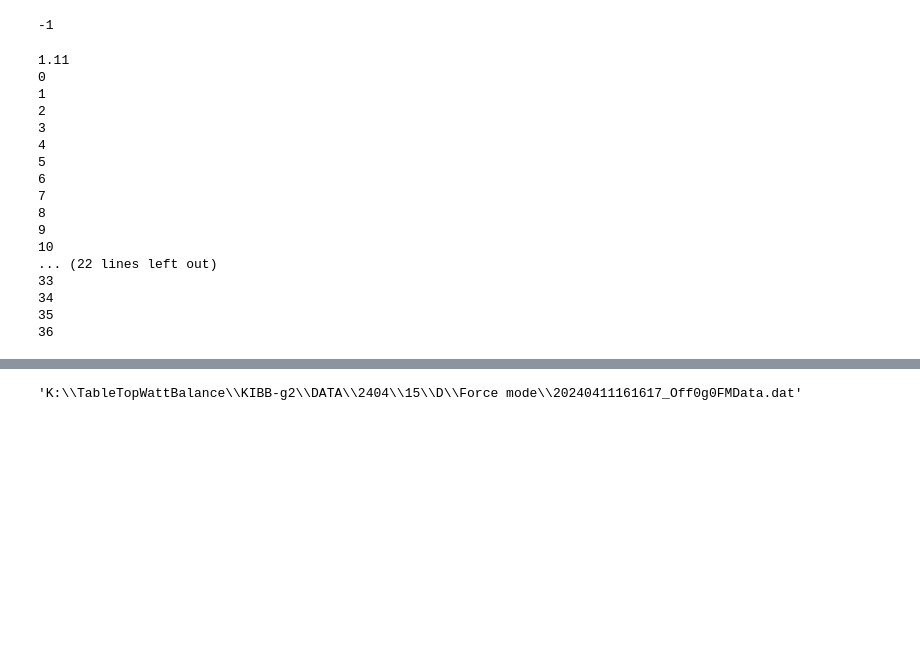
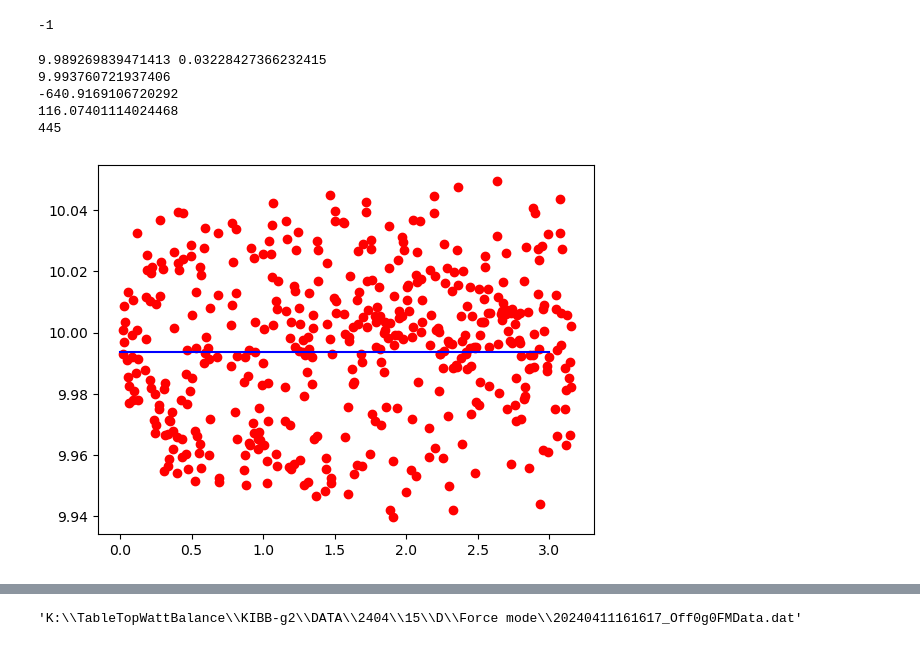
Before and after one commit to usnistgov/kibbg2, a Jupyter notebook: testbed.ipynb, the cells around one changed output, grey strips where cells are left out. Saved outputs shown, nothing was run; the diff lists cells and outputs as text; code cells hidden in the pictures; blank space fills up the shorter version.

```diff
--- a/testbed.ipynb
+++ b/testbed.ipynb
@@ -35,29 +35,11 @@ kda.setbd0(r'K:\TableTopWattBalance\KIBB-g2\DATA\2404\15\D')
 kda.readEnv()
 maxgrp = kda.myVelos.totGrps()
 for k in range(maxgrp+1):
-    print(k)
+    #print(k)
     kda.myVelos.readGrp(k,Vmul=1000)
     kda.myOns.readGrp(k,Vmul=1)
     kda.myOffs.readGrp(k,Vmul=1)
-    if k>=1:
-        kda.myVelos.fitMe(4)
-        kda.myOns.aveForce()
-        kda.myOffs.aveForce()
+if k>=1:
+    kda.myVelos.fitMe(4)
+    kda.myOns.aveForce()
+    kda.myOffs.aveForce()
-# %% [output]
-1.11
-0
-1
-2
-3
-4
-5
-6
-7
-8
-9
-10
-... (22 lines left out)
-33
-34
-35
-36
@@ -63,0 +50,21 @@ for k in range(maxgrp+1):
+# %%
+fig,ax = plt.subplots()
+mean,sig= huber(kda.Mass.dif_d[:,2])
+#mean = np.mean(kda.Mass.dif_d[:,2])
+#sig = np.std(kda.Mass.dif_d[:,2],ddof=1)
+print(mean,sig)
+ix = np.where(np.abs(kda.Mass.dif_d[:,2]-mean)<5*sig)[0]
+ax.plot(kda.Mass.dif_d[ix,0]/24/3600,kda.Mass.dif_d[ix,2],'ro')
+ax.plot((0,3),(m,m),'b-')
+mbrad=10.00017
+print(m)
+print((m/mbrad-1)*1e6)
+print(np.std(kda.Mass.dif_d[ix,2],ddof=1)/m*1e6/np.sqrt(445))
+print(len(ix))
+# %% [output]
+9.989269839471413 0.03228427366232415
+9.993760721937406
+-640.9169106720292
+116.07401114024468
+445
+[figure, added]
```
Also changed, not shown: parts of 5 cells of this notebook, 2 other files.
